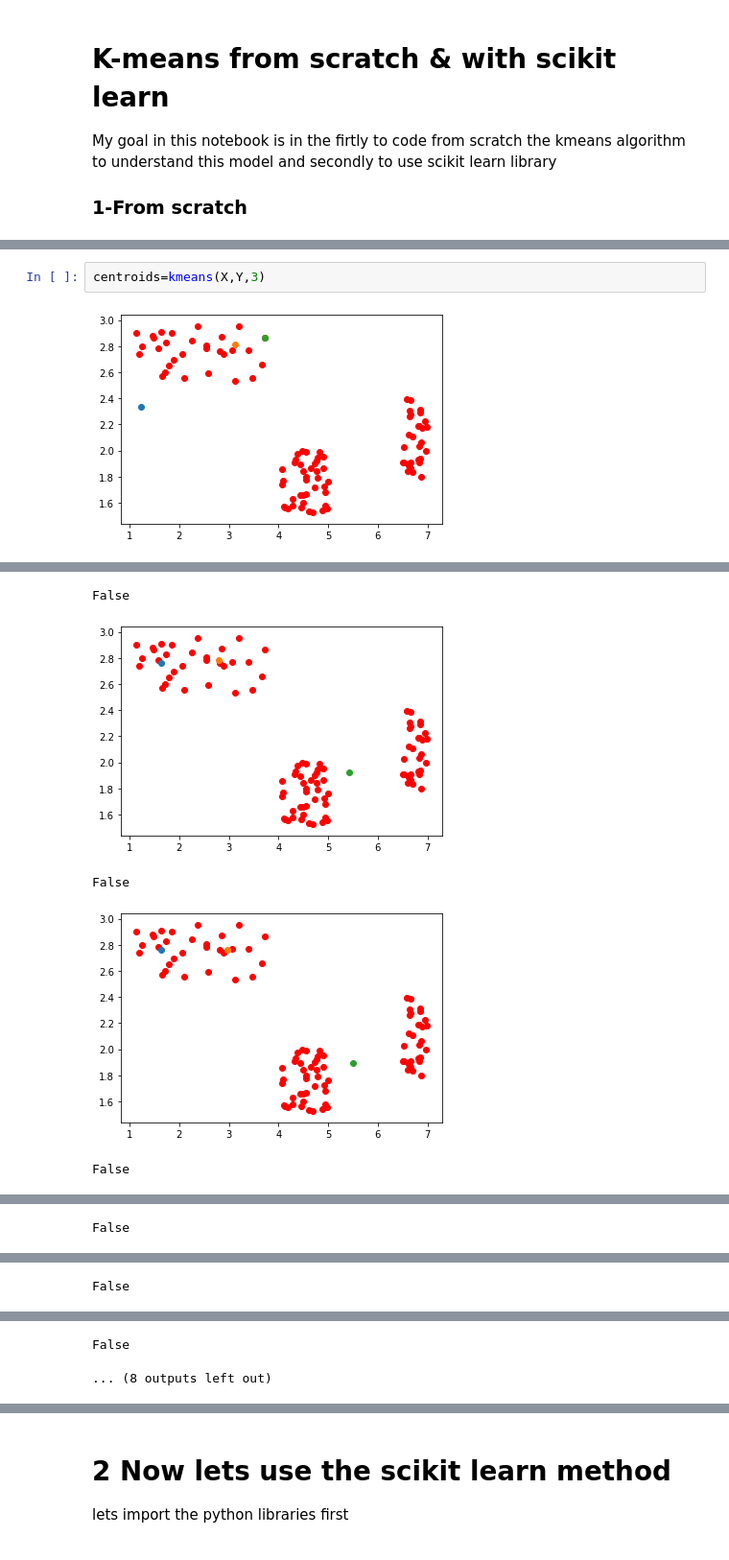
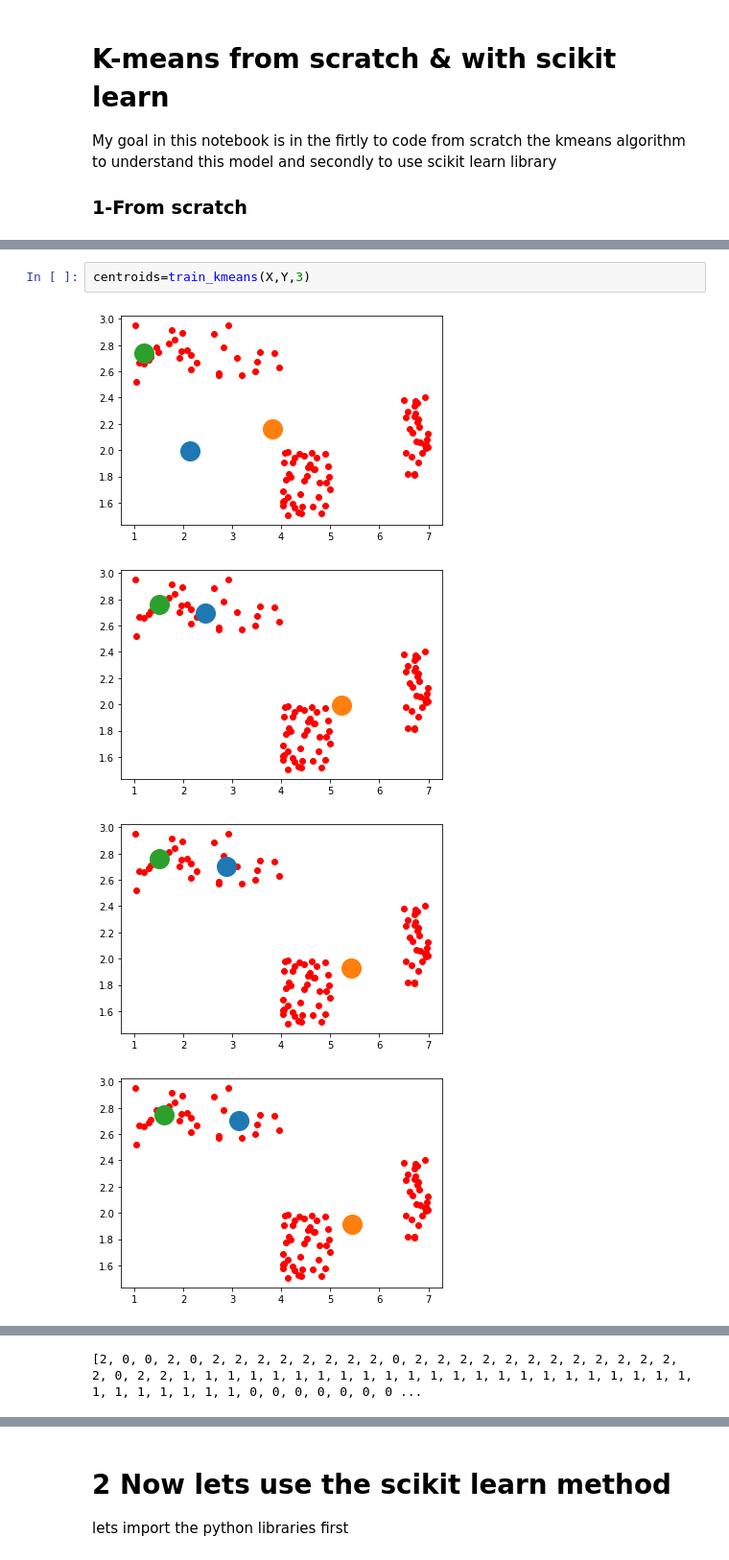
Before and after one commit to dockoS/Kmeans-algorithmML-from-scratch, a Jupyter notebook: k-means.ipynb, the cells around one changed output, grey strips where cells are left out. Shown: that part at 96% size. Saved outputs shown, nothing was run; the diff lists cells and outputs as text.

```diff
--- a/k-means.ipynb
+++ b/k-means.ipynb
@@ -80,4 +94,7 @@ def predict_class(x,y,centroids):
 # %%
-centroids=kmeans(X,Y,3)
+centroids=train_kmeans(X,Y,3)
 # %% [output]
-[figure, old version]
+[figure, new version]
+[figure, new version]
+[figure, new version]
+[figure, new version]
@@ -84,5 +106 @@ centroids=kmeans(X,Y,3)
-False
+[2, 0, 0, 2, 0, 2, 2, 2, 2, 2, 2, 2, 2, 0, 2, 2, 2, 2, 2, 2, 2, 2, 2, 2, 2, 2, 2, 0, 2, 2, 1, 1, 1, 1, 1, 1, 1, 1, 1, 1, 1, 1, 1, 1, 1, 1, 1, 1, 1, 1, 1, 1, 1, 1, 1, 1, 1, 1, 1, 1, 0, 0, 0, 0, 0, 0, 0 ...
-[figure, old version]
-False
-[figure, old version]
-False
@@ -90 +106,0 @@ False
-False
@@ -92 +106,0 @@ False
-False
@@ -94,3 +107 @@ False
-False
-... (8 outputs left out)
 # %%
```
Also changed, not shown: parts of 13 cells of this notebook.
